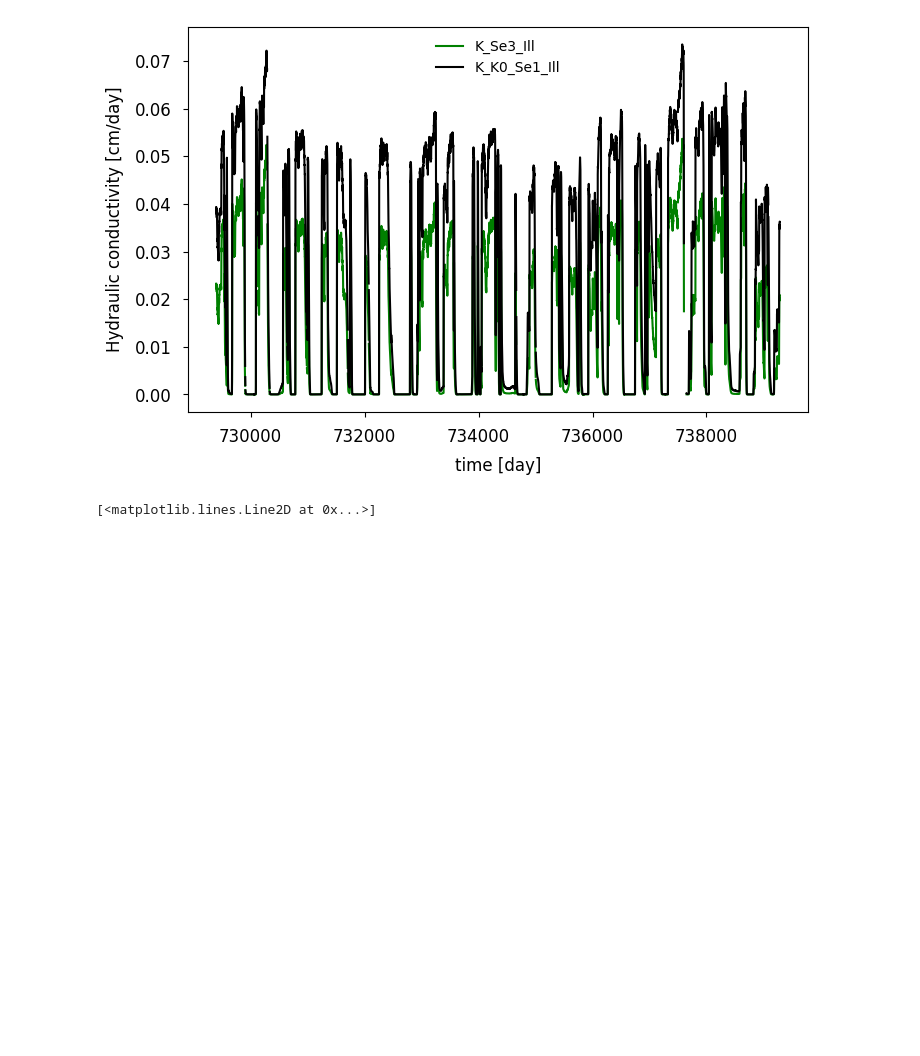
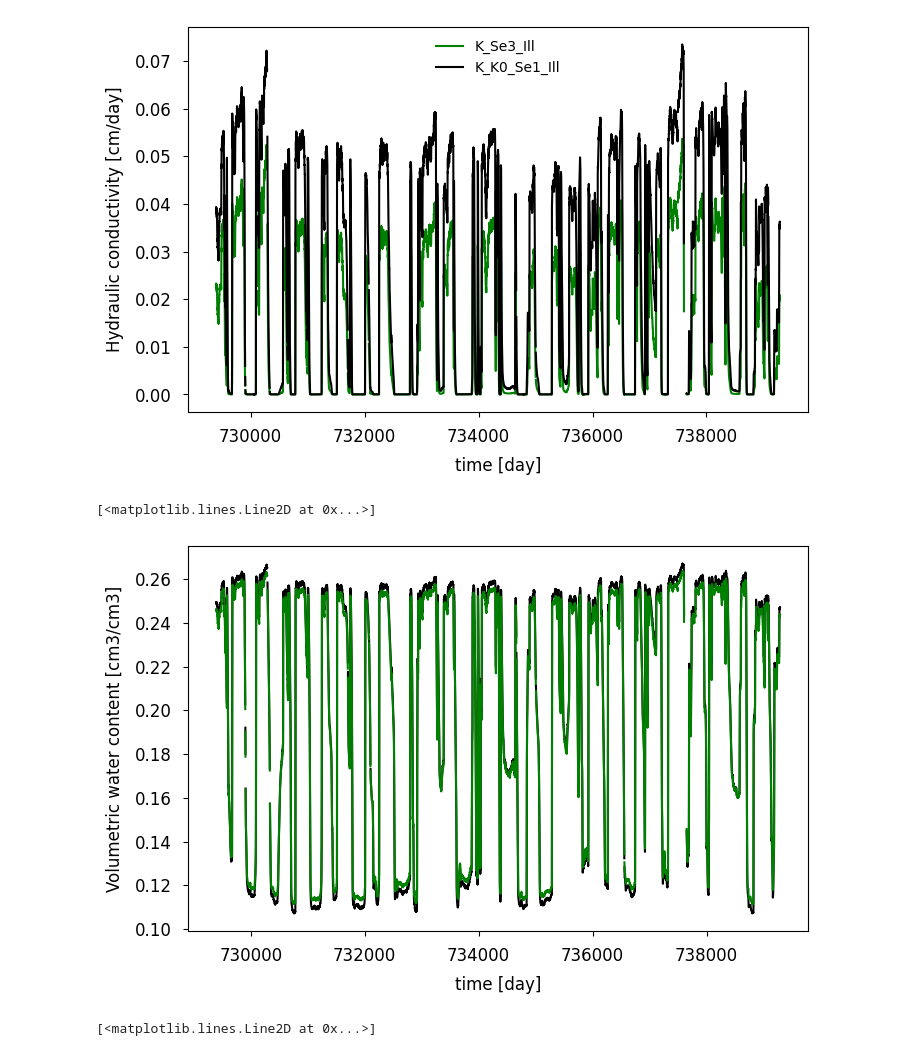
Before and after one commit to MarkBarbadillo/Rosetta-Soilhydraulicconductivity, a Jupyter notebook: Rosetta/Mab_Spc_project.ipynb, the cells around one changed output. Drawn from its saved outputs; the diff is of its cells as text; code cells hidden in the pictures; blank space fills up the shorter version.

```diff
--- a/Rosetta/Mab_Spc_project.ipynb
+++ b/Rosetta/Mab_Spc_project.ipynb
@@ -238,4 +238,18 @@ plt.legend(['K_Se3_Ill','K_K0_Se1_Ill'], fontsize=10, frameon=False)
 # %% [output]
 <matplotlib.legend.Legend at 0x...>
 [figure]
+# %%
+# Volumetric water content using Rosetta_V1 and V2 for Illston et al. (2008) MP equation
+
+fig = plt.figure(figsize=(8,5))
+plt.xlabel('time [day]', fontsize=12, labelpad=8)
+plt.ylabel('Volumetric water content [cm3/cm3]', fontsize=12, labelpad=8)
+plt.tick_params(axis='both', which='major', labelsize=12,pad=8)
+plt.tick_params(axis='both', which='minor', labelsize=12, pad=8)
+
+plt.plot(time, vwc1_Ill, color='black', markersize=0.05)
+plt.plot(time, vwc3_Ill, color='green', markersize=0.05)
+# %% [output]
+[<matplotlib.lines.Line2D at 0x...>]
+[figure, added]
 # %%
```
Also changed, not shown: parts of 2 cells of this notebook.
